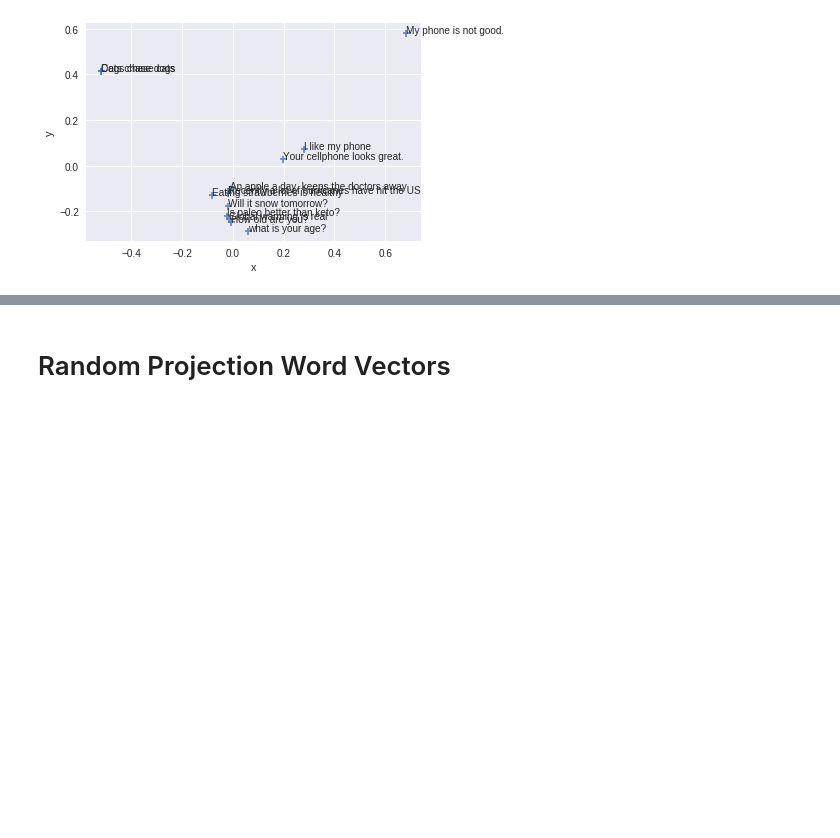
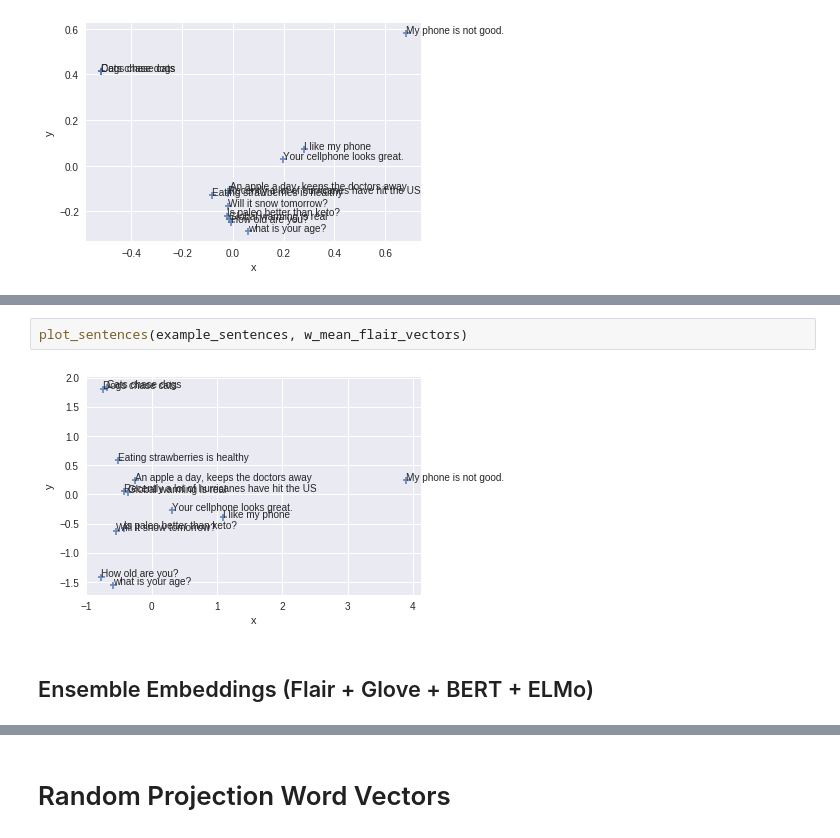
Before and after one commit to mohammedterry/NLP_for_ML, a Jupyter notebook: Sentence_Embeddings.ipynb, the cells around one changed output, grey strips where cells are left out. Saved outputs shown, nothing was run; the diff lists cells and outputs as text; blank space fills up the shorter version.

```diff
--- a/Sentence_Embeddings.ipynb
+++ b/Sentence_Embeddings.ipynb
@@ -501,0 +561,6 @@ plot_sentences(example_sentences, w_mean_numberbatch_vectors)
+# %%
+plot_sentences(example_sentences, w_mean_flair_vectors)
+# %% [output]
+[figure, added]
+# %% [markdown]
+## Ensemble Embeddings (Flair + Glove + BERT + ELMo)
```
Also changed, not shown: parts of 45 cells of this notebook.
